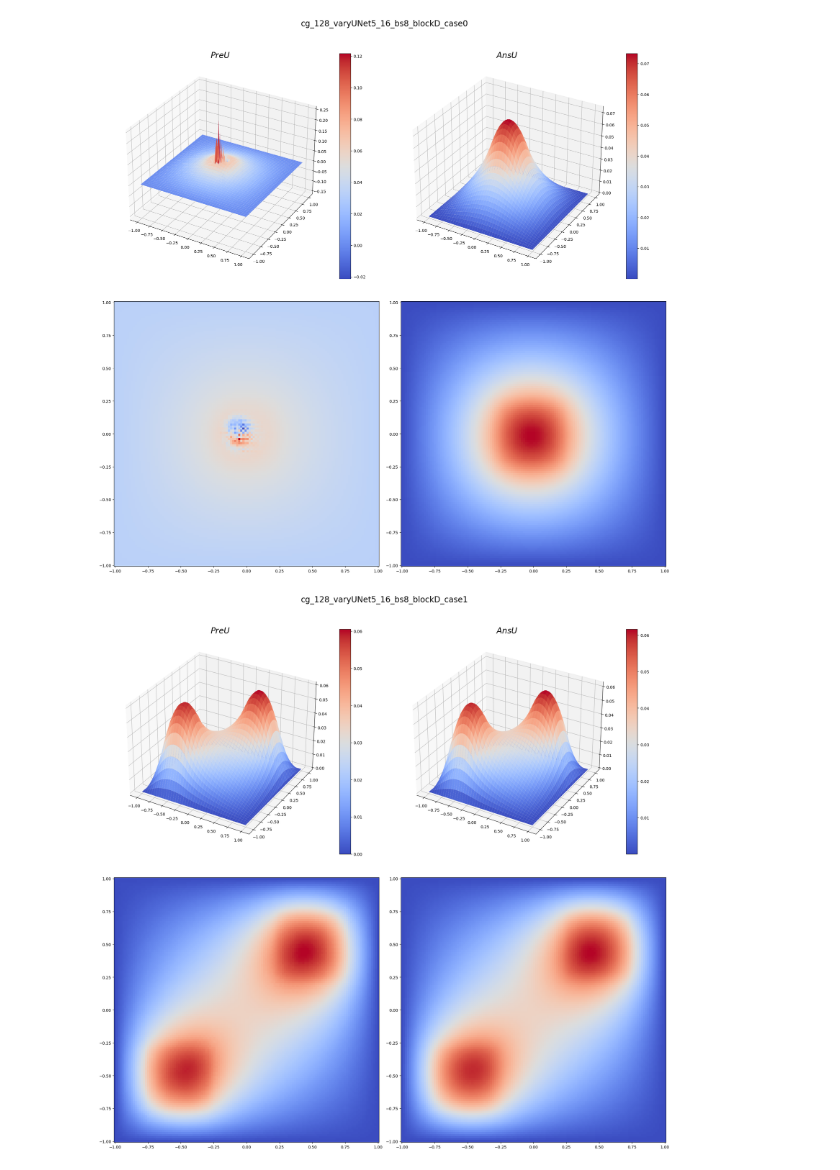
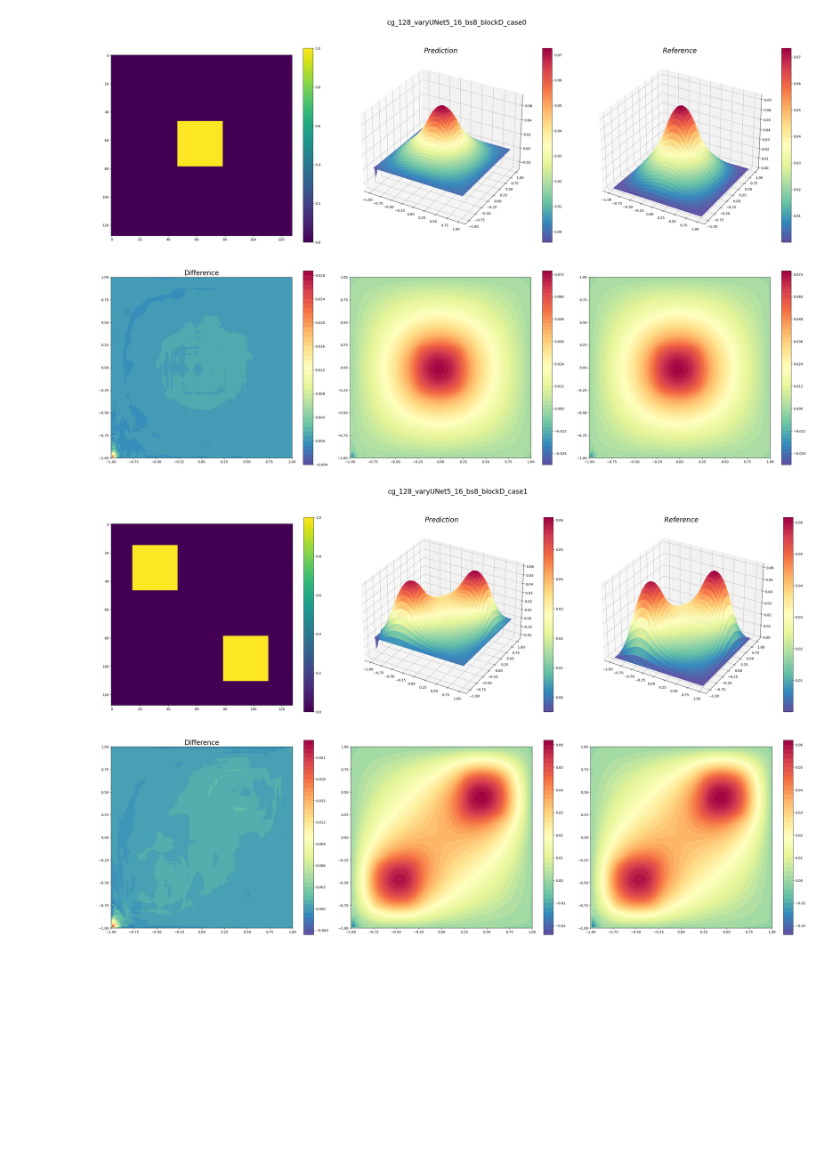
Before and after one commit to dljjqy/ConvNet, a Jupyter notebook: test.ipynb, the cells around one changed output. Cells and saved outputs as stored; diff of their text form; code cells hidden in the pictures; blank space fills up the shorter version.

```diff
--- a/test.ipynb
+++ b/test.ipynb
@@ -300,33 +304,33 @@ def test_block_cases(cases, ckpt_path, imgs_save_path, a=1):
 
             # Get b for linear equations, If the value of boundary changed should fix here
             b = f.reshape(n**2) * h2
             if boundary_type == 'D':
                 b = apply_diri_bc(b, {'top':0, 'bottom':0, 'left':0, 'right':0})
             elif boundary_type == 'N':
                 b = apply_diri_bc(b)
                 b = apply_neumann_bc(b, h, f)
 
             # get predicted value and real ans
             ans = sla.lu_solve((lu, piv), b).reshape(n, n)
             pre = pl_module(input_tensor[None, ...])
             pre = pl_module.padder(pre).numpy().reshape(n, n)
 
             # Draw
-            draw_block(f'{folder.name}_case{i}', pre, ans, xx, yy)
+            draw_block(f'{folder.name}_case{i}',f, pre, ans, xx, yy)
 
             # Save images
             # save_img(case_img_save_path, f, pre, ans, xx, yy, True)
         return
 
 block_cases = [
     [(-0.25, -0.25, 0.5, 0.5)],
     [(-0.75, -0.75, 0.5, 0.5), (0.25, 0.25, 0.5, 0.5)],
     [(-0.75, -0.75, 0.5, 0.5), (0.25, -0.75, 0.5, 0.5), (-0.25, 0.25, 0.5, 0.5)],
     [(-0.75, -0.75, 0.5, 0.5), (0.25, -0.75, 0.5, 0.5), (-0.75, 0.25, 0.5, 0.5), (0.25, 0.25, 0.5, 0.5)],
 ]
 ckpt_path = Path('./lightning_logs/')
 imgs_save_path = Path('./images/')
 test_block_cases(block_cases, ckpt_path, imgs_save_path)
 # %% [output]
-[figure, old version]
+[figure, new version]
-[figure, old version]
+[figure, new version]
```
Also changed, not shown: parts of 2 cells of this notebook, 2 other files.
